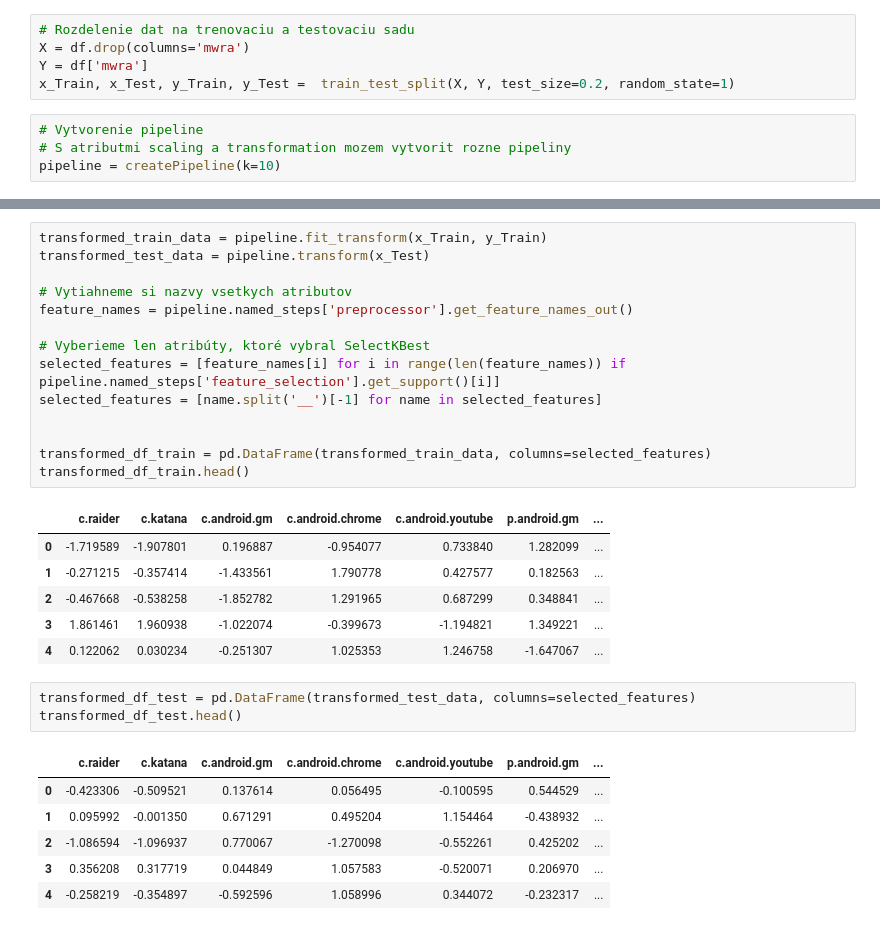
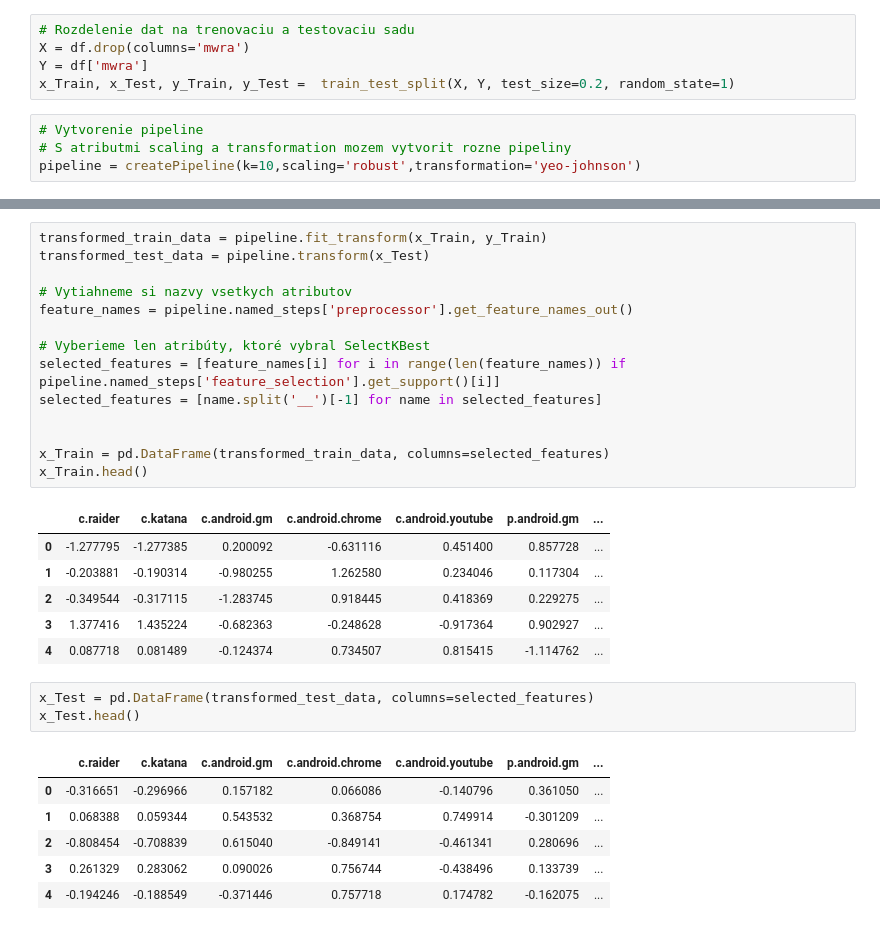
Before and after one commit to JakubIvacek/IAU_PROJECT, a Jupyter notebook: 2Faza.ipynb, the cells around one changed output, grey strips where cells are left out. Cells and saved outputs as stored; diff of their text form.

```diff
--- a/2-3Faza.ipynb
+++ b/2Faza.ipynb
@@ -538,7 +524,7 @@ x_Train, x_Test, y_Train, y_Test =  train_test_split(X, Y, test_size=0.2, random
 # %%
 # Vytvorenie pipeline
 # S atributmi scaling a transformation mozem vytvorit rozne pipeliny
-pipeline = createPipeline(k=10)
+pipeline = createPipeline(k=10,scaling='robust',transformation='yeo-johnson')
 # %%
 # Prepare data
 x_Train, y_Train = prepareData(x_Train, y_Train)
@@ -546,31 +534,31 @@ x_Test, y_Test = prepareData(x_Test, y_Test)
 # %%
 transformed_train_data = pipeline.fit_transform(x_Train, y_Train)
 transformed_test_data = pipeline.transform(x_Test)
 
 # Vytiahneme si nazvy vsetkych atributov
 feature_names = pipeline.named_steps['preprocessor'].get_feature_names_out()
 
 # Vyberieme len atribúty, ktoré vybral SelectKBest
 selected_features = [feature_names[i] for i in range(len(feature_names)) if pipeline.named_steps['feature_selection'].get_support()[i]]
 selected_features = [name.split('__')[-1] for name in selected_features]
 
 
-transformed_df_train = pd.DataFrame(transformed_train_data, columns=selected_features)
-transformed_df_train.head()
+x_Train = pd.DataFrame(transformed_train_data, columns=selected_features)
+x_Train.head()
 # %% [output]
 |  | c.raider | c.katana | c.android.gm | c.android.chrome | c.android.youtube | p.android.gm | ... |
-| 0 | -1.719589 | -1.907801 | 0.196887 | -0.954077 | 0.733840 | 1.282099 | ... |
-| 1 | -0.271215 | -0.357414 | -1.433561 | 1.790778 | 0.427577 | 0.182563 | ... |
-| 2 | -0.467668 | -0.538258 | -1.852782 | 1.291965 | 0.687299 | 0.348841 | ... |
-| 3 | 1.861461 | 1.960938 | -1.022074 | -0.399673 | -1.194821 | 1.349221 | ... |
-| 4 | 0.122062 | 0.030234 | -0.251307 | 1.025353 | 1.246758 | -1.647067 | ... |
+| 0 | -1.277795 | -1.277385 | 0.200092 | -0.631116 | 0.451400 | 0.857728 | ... |
+| 1 | -0.203881 | -0.190314 | -0.980255 | 1.262580 | 0.234046 | 0.117304 | ... |
+| 2 | -0.349544 | -0.317115 | -1.283745 | 0.918445 | 0.418369 | 0.229275 | ... |
+| 3 | 1.377416 | 1.435224 | -0.682363 | -0.248628 | -0.917364 | 0.902927 | ... |
+| 4 | 0.087718 | 0.081489 | -0.124374 | 0.734507 | 0.815415 | -1.114762 | ... |
 # %%
-transformed_df_test = pd.DataFrame(transformed_test_data, columns=selected_features)
-transformed_df_test.head()
+x_Test = pd.DataFrame(transformed_test_data, columns=selected_features)
+x_Test.head()
 # %% [output]
 |  | c.raider | c.katana | c.android.gm | c.android.chrome | c.android.youtube | p.android.gm | ... |
-| 0 | -0.423306 | -0.509521 | 0.137614 | 0.056495 | -0.100595 | 0.544529 | ... |
-| 1 | 0.095992 | -0.001350 | 0.671291 | 0.495204 | 1.154464 | -0.438932 | ... |
-| 2 | -1.086594 | -1.096937 | 0.770067 | -1.270098 | -0.552261 | 0.425202 | ... |
-| 3 | 0.356208 | 0.317719 | 0.044849 | 1.057583 | -0.520071 | 0.206970 | ... |
-| 4 | -0.258219 | -0.354897 | -0.592596 | 1.058996 | 0.344072 | -0.232317 | ... |
+| 0 | -0.316651 | -0.296966 | 0.157182 | 0.066086 | -0.140796 | 0.361050 | ... |
+| 1 | 0.068388 | 0.059344 | 0.543532 | 0.368754 | 0.749914 | -0.301209 | ... |
+| 2 | -0.808454 | -0.708839 | 0.615040 | -0.849141 | -0.461341 | 0.280696 | ... |
+| 3 | 0.261329 | 0.283062 | 0.090026 | 0.756744 | -0.438496 | 0.133739 | ... |
+| 4 | -0.194246 | -0.188549 | -0.371446 | 0.757718 | 0.174782 | -0.162075 | ... |
```
Also changed, not shown: parts of 19 cells of this notebook, 1 other file.
